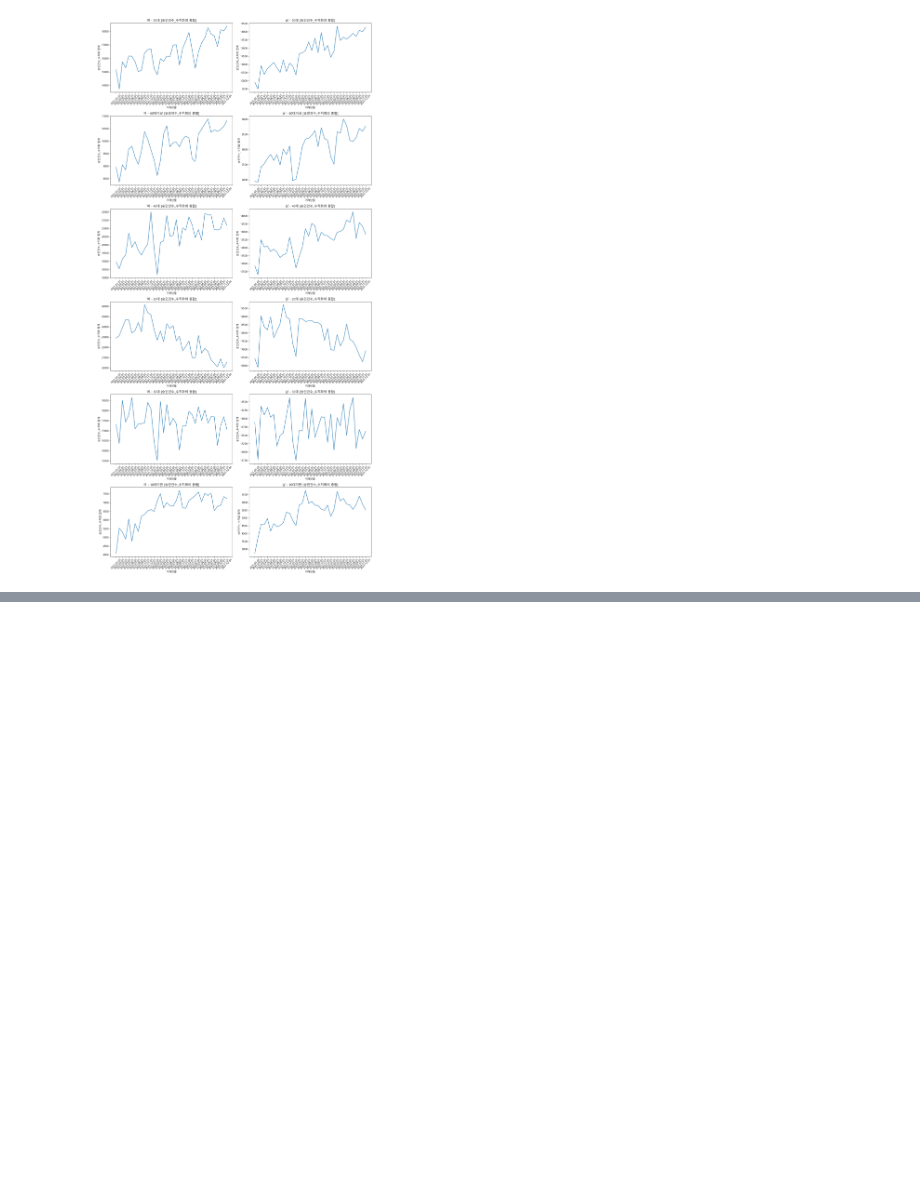
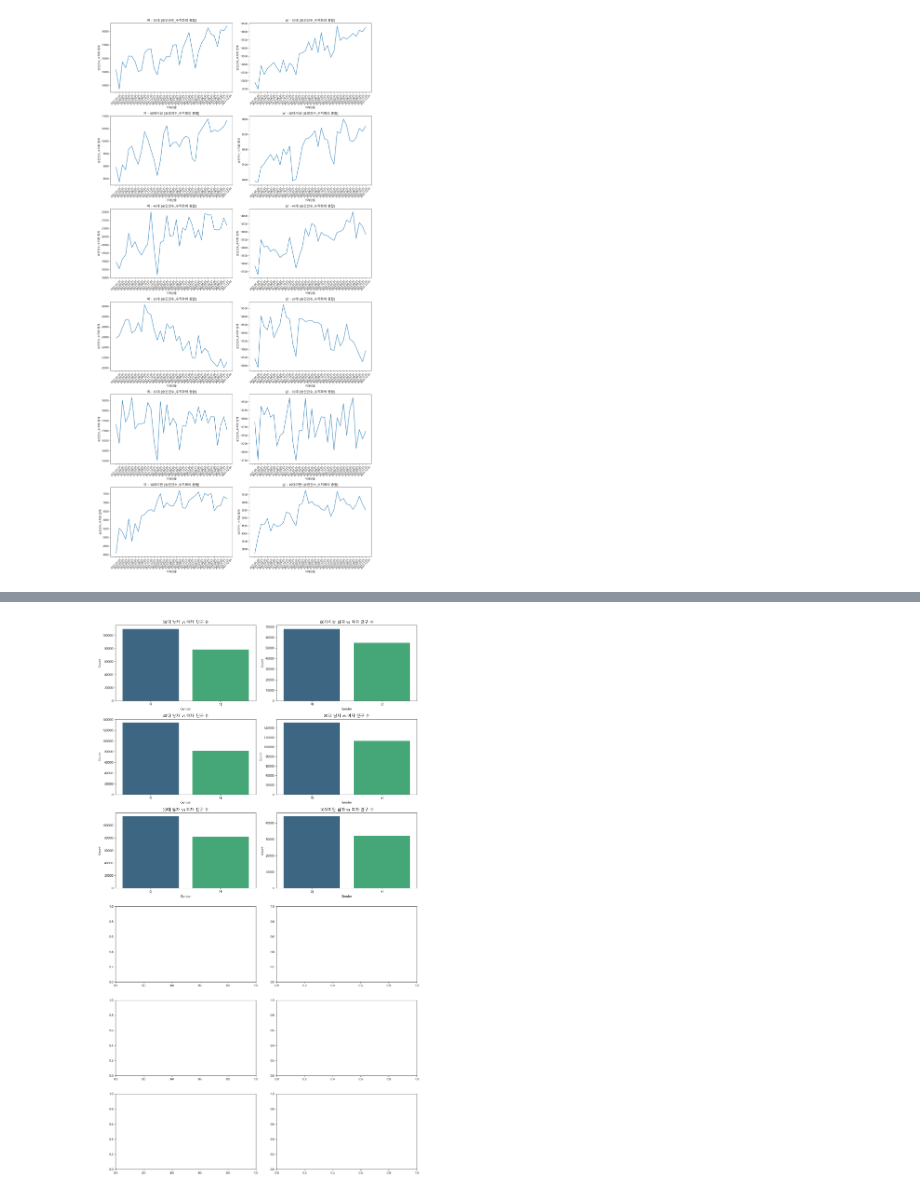
Before and after one commit to dwds186/alphaco_test, a Jupyter notebook: Project1/1108.ipynb, the cells around one changed output, grey strips where cells are left out. Cells and saved outputs as stored; diff of their text form; code cells hidden in the pictures; blank space fills up the shorter version.

```diff
--- a/Project1/1108.ipynb
+++ b/Project1/1108.ipynb
@@ -349,0 +394,39 @@ plt.show()
+# %%
+import pandas as pd
+import matplotlib.pyplot as plt
+import seaborn as sns
+
+# 데이터 불러오기
+df = pd.read_csv("final_data_1108.csv")  # 데이터 불러오기 예시
+
+# 연령대 그룹 정의
+ages = df['연령대'].unique()  # 예: [20, 30, 40, 50, 60, 70]
+
+# Subplot 설정 (2열 6행)
+fig, axes = plt.subplots(6, 2, figsize=(14, 24))  # 6 rows, 2 columns
+
+# Plot index
+plot_idx = 0
+for age in ages:
+    # 해당 연령대에 대한 데이터 필터링
+    subset = df[df['연령대'] == age]
+
+    # 성별별 행 개수 계산 (남자와 여자의 수)
+    gender_counts = subset['성별'].value_counts().reset_index()
+    gender_counts.columns = ['성별', '숫자']
+
+    # 현재 subplot에 막대 그래프 생성
+    ax = axes[plot_idx // 2, plot_idx % 2]
+    sns.barplot(data=gender_counts, x='성별', y='숫자', hue='성별', ax=ax, palette='viridis', legend=False)
+    ax.set_title(f"{age} 남자 vs 여자 인구 수")
+    ax.set_xlabel("Gender")
+    ax.set_ylabel("Count")
+
+    plot_idx += 1
+
+# 레이아웃 조정 및 출력
+plt.tight_layout()
+plt.savefig('gender_comparison_by_age_subplots.png')
+plt.show()
+# %% [output]
+[figure, added]
```
Also changed, not shown: parts of 3 cells of this notebook.
